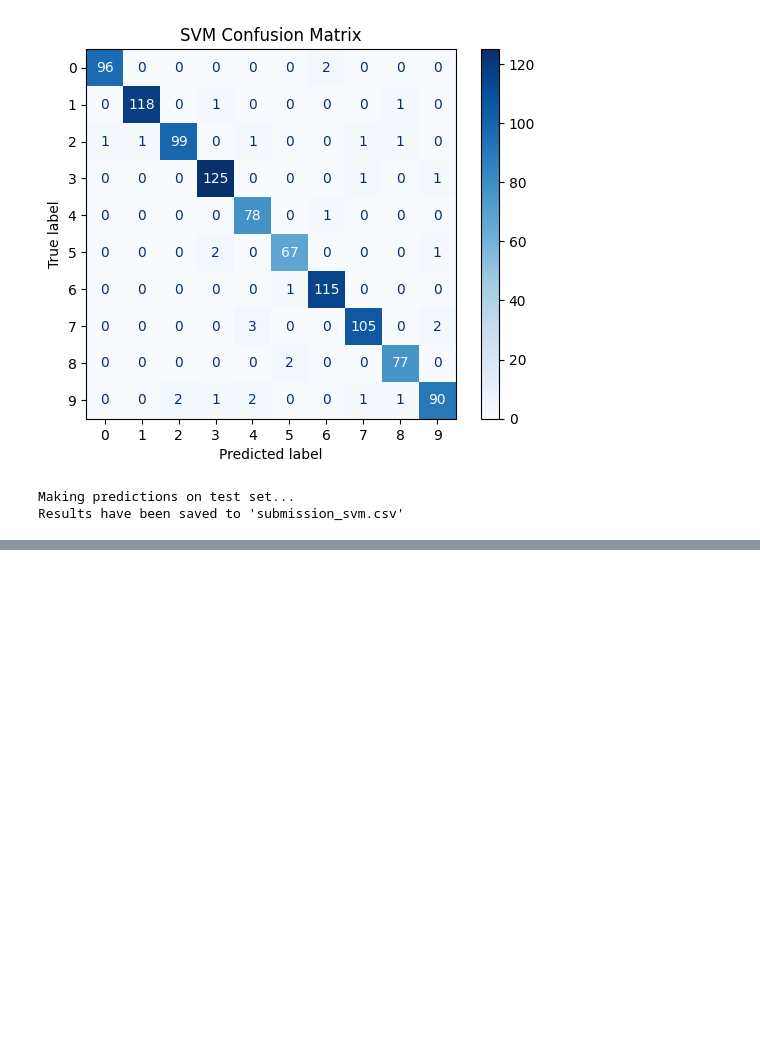
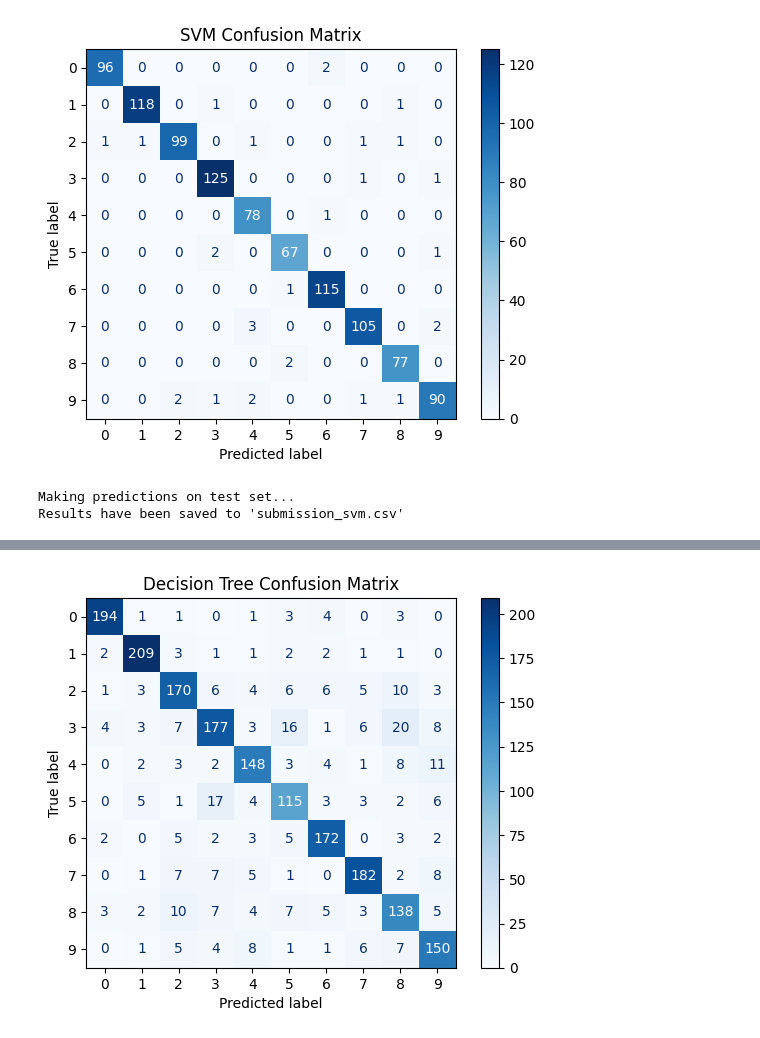
Before and after one commit to HITESH-1001/MNIST-CNN-SVM, a Jupyter notebook: MNIST-SVM&CNN.ipynb, the cells around one changed output, grey strips where cells are left out. Drawn from its saved outputs; the diff is of its cells as text; code cells hidden in the pictures; blank space fills up the shorter version.

Commit message:
added dt model

```diff
--- a/MNIST-SVM&CNN.ipynb
+++ b/MNIST-SVM&CNN.ipynb
@@ -351,0 +345,92 @@ Results have been saved to 'submission_svm.csv'
+# %%
+from sklearn.tree import DecisionTreeClassifier
+from sklearn.metrics import accuracy_score, classification_report, confusion_matrix, ConfusionMatrixDisplay
+import numpy as np
+import matplotlib.pyplot as plt
+import pandas as pd
+from sklearn.model_selection import train_test_split
+
+# First, let's prepare the data for Decision Tree
+# We'll use the same data preparation as SVM since Decision Trees can also work with flattened images
+
+# Get original data
+X = df_train.drop('label', axis=1).to_numpy()
+y = df_train['label'].to_numpy()
+
+# Normalize the pixel values [0, 255] -> [0, 1]
+X = X / 255.0
+
+# Split the data
+X_train_dt, X_val_dt, y_train_dt, y_val_dt = train_test_split(X, y, test_size=0.2, random_state=42)
+
+# Unlike SVM, Decision Trees can handle larger datasets more efficiently
+# But we can still use a subset if needed for faster training
+train_size = 20000  # Using more samples than SVM as Decision Trees are faster
+X_train_subset = X_train_dt[:train_size]
+y_train_subset = y_train_dt[:train_size]
+X_val_subset = X_val_dt[:2000]  # Using 2000 samples for validation
+y_val_subset = y_val_dt[:2000]
+
+# Create and train Decision Tree model
+print("Training Decision Tree model...")
+dt_model = DecisionTreeClassifier(
+    max_depth=20,          # Prevent overfitting
+    min_samples_split=10,  # Minimum samples required to split an internal node
+    min_samples_leaf=5,    # Minimum samples required to be at a leaf node
+    random_state=42
+)
+
+# Train the model
+dt_model.fit(X_train_subset, y_train_subset)
+
+# Make predictions on validation set
+y_val_pred_dt = dt_model.predict(X_val_subset)
+
+# Calculate accuracy
+dt_accuracy = accuracy_score(y_val_subset, y_val_pred_dt)
+print(f"\nValidation accuracy: {dt_accuracy:.4f}")
+
+# Print detailed classification report
+print("\nClassification Report:")
+print(classification_report(y_val_subset, y_val_pred_dt))
+
+# Create confusion matrix
+cm_dt = confusion_matrix(y_val_subset, y_val_pred_dt)
+disp = ConfusionMatrixDisplay(confusion_matrix=cm_dt, display_labels=[str(i) for i in range(10)])
+plt.figure(figsize=(10, 8))
+disp.plot(cmap='Blues')
+plt.title('Decision Tree Confusion Matrix')
+plt.show()
+
+# Make predictions on test set and create submission
+print("Making predictions on test set...")
+X_test_dt = X_test.reshape(X_test.shape[0], -1)  # Flatten test data
+y_test_pred_dt = dt_model.predict(X_test_dt)
+
+# Create submission DataFrame
+submission_dt = pd.DataFrame({
+    'ImageId': np.arange(1, len(y_test_pred_dt) + 1),
+    'Label': y_test_pred_dt
+})
+
+# Save predictions
+submission_dt.to_csv('submission_dt.csv', index=False)
+print("Results have been saved to 'submission_dt.csv'")
+
+# Print feature importance (additional insight for Decision Trees)
+feature_importance = pd.DataFrame({
+    'feature': range(X.shape[1]),
+    'importance': dt_model.feature_importances_
+})
+top_features = feature_importance.nlargest(10, 'importance')
+print("\nTop 10 Most Important Features:")
+print(top_features)
+
+# Visualize feature importance
+plt.figure(figsize=(12, 6))
+plt.bar(range(10), top_features['importance'])
+plt.title('Top 10 Most Important Features in Decision Tree Model')
+plt.xlabel('Feature Index')
+plt.ylabel('Importance')
+plt.show()
+# %% [output]
@@ -351,0 +455 @@ Results have been saved to 'submission_svm.csv'
+[figure, added]
```
Also changed, not shown: parts of 16 cells of this notebook, 2 other files.
